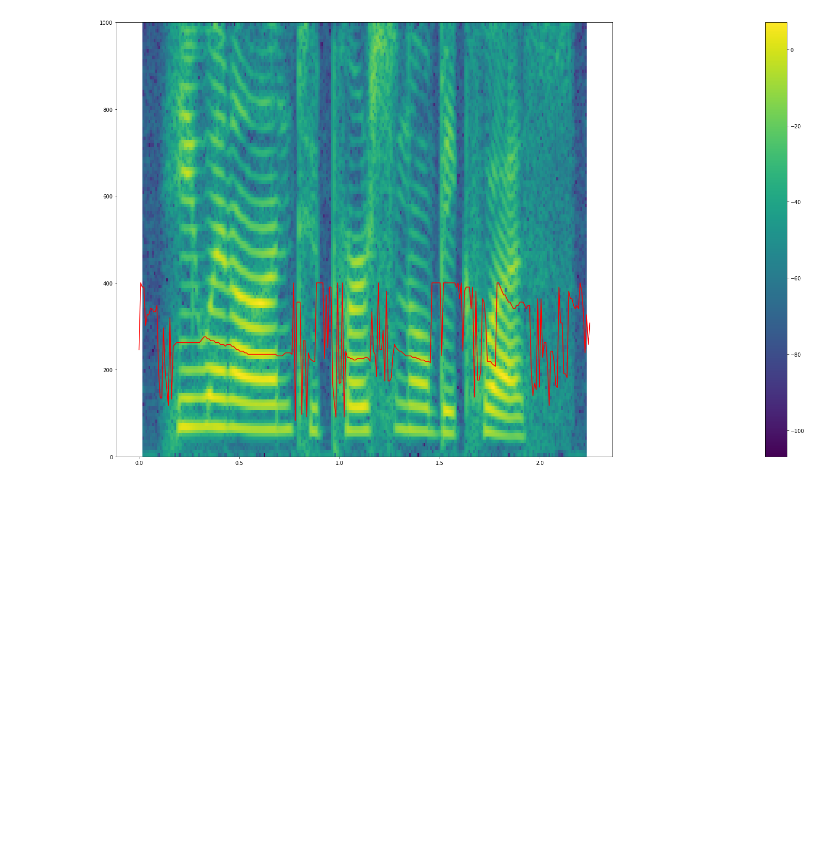
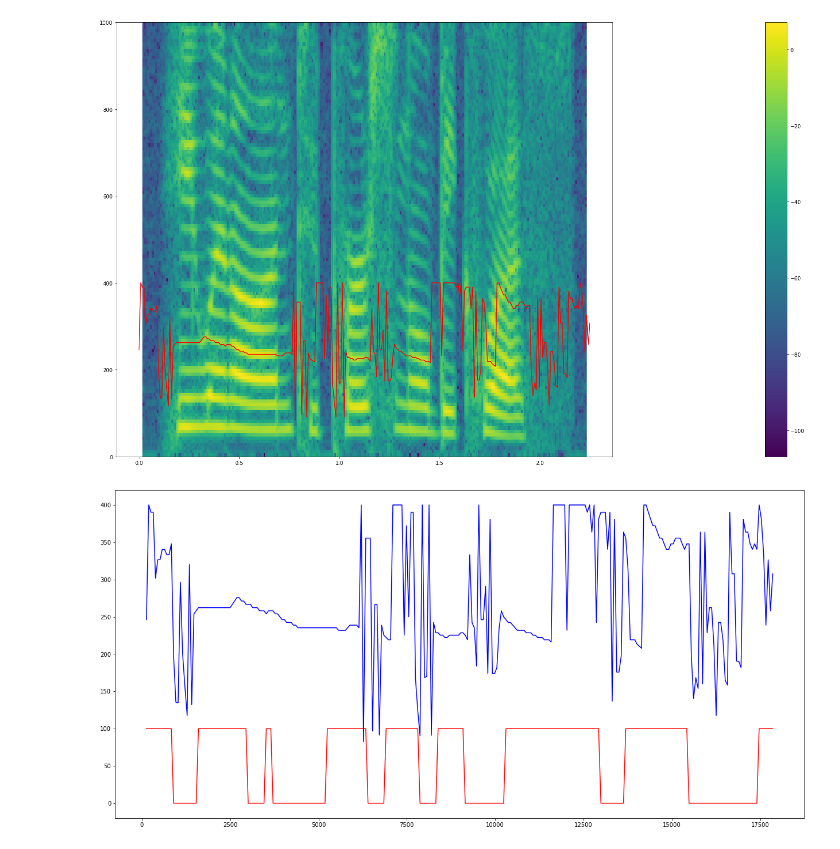
Before and after one commit to angelonti/uhh_ssp_summer2023, a Jupyter notebook: exercise4/exercise4.ipynb, the cells around one changed output. Cells and saved outputs as stored; diff of their text form; code cells hidden in the pictures; blank space fills up the shorter version.

```diff
--- a/exercise4/exercise4.ipynb
+++ b/exercise4/exercise4.ipynb
@@ -262,10 +262,12 @@ ax.plot(np.linspace(0, speech_data.shape[0]/sampling_rate, num=fundamental_freqs
 [<matplotlib.lines.Line2D at 0x...>]
 [figure]
 # %%
-#fig = plt.gcf()
-#fig.set_size_inches(21.5, 10.5)
-#plt.plot(np.array(v_time_frame*sampling_rate, dtype=np.int32), voiced_unvoiced*100, c='r')
-#plt.plot(np.array(v_time_frame*sampling_rate, dtype=np.int32), fundamental_freqs, c='b')
-#plt.show()
+fig = plt.gcf()
+fig.set_size_inches(21.5, 10.5)
+plt.plot(np.array(v_time_frame*sampling_rate, dtype=np.int32), voiced_unvoiced*100, c='r')
+plt.plot(np.array(v_time_frame*sampling_rate, dtype=np.int32), fundamental_freqs, c='b')
+plt.show()
+# %% [output]
+[figure, added]
 # %%
 #2.5)
```
Also changed, not shown: parts of 2 cells of this notebook.
